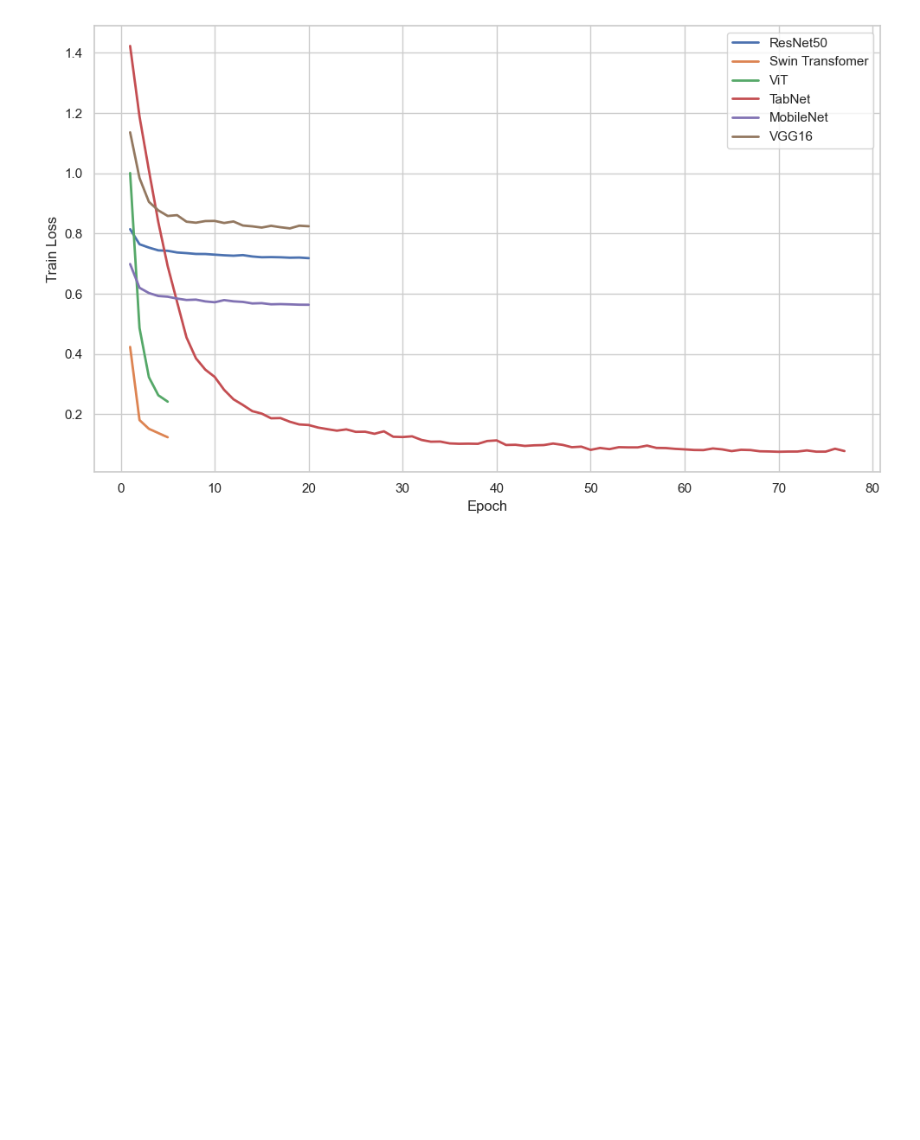
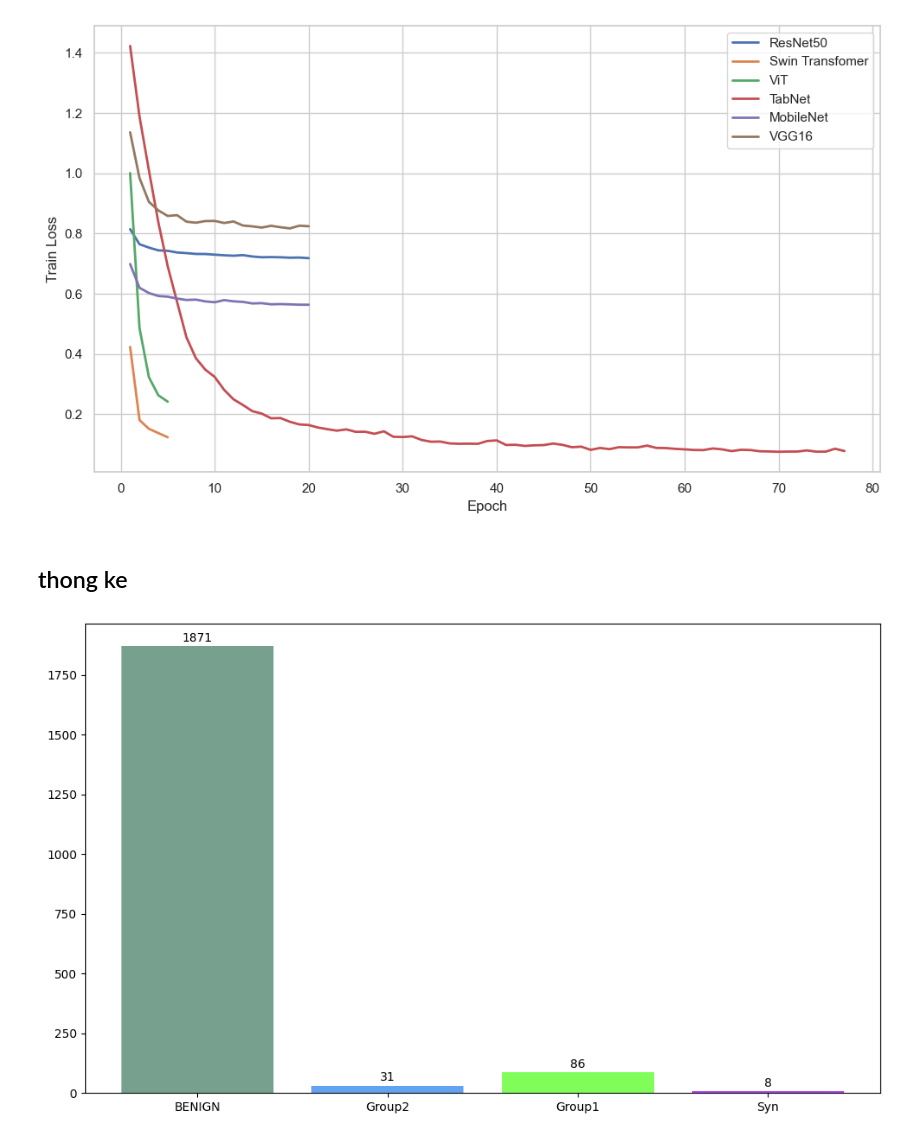
Before and after one commit to VinhTin-AQUA/IDS-RESNET-50-System, a Jupyter notebook: train_model/graph.ipynb, the cells around one changed output. Saved outputs shown, nothing was run; the diff lists cells and outputs as text; code cells hidden in the pictures; blank space fills up the shorter version.

```diff
--- a/train_model/graph.ipynb
+++ b/train_model/graph.ipynb
@@ -53,3 +54,36 @@ plt.tight_layout()
 plt.show()
 # %% [output]
 [figure]
+# %% [markdown]
+## thong ke
+# %%
+# Dữ liệu cho trước
+data = {'BENIGN': 1871, 'Group2': 31, 'Group1': 86, 'Syn': 8}
+
+# Tách keys và values từ dict
+labels = list(data.keys())
+values = list(data.values())
+
+# Hàm tạo màu ngẫu nhiên dạng hex
+def random_color():
+    return "#{:06x}".format(random.randint(0, 0xFFFFFF))
+
+# Tạo danh sách màu ngẫu nhiên cho mỗi cột
+colors = [random_color() for _ in labels]
+
+# Vẽ biểu đồ
+plt.figure(figsize=(10, 6))
+bars = plt.bar(labels, values, color=colors)
+# plt.xlabel('Nhóm')
+# plt.ylabel('Số lượng')
+# plt.title('Biểu đồ số lượng theo nhóm')
+# plt.grid(axis='y', linestyle='--', alpha=0.7)
+
+# Hiển thị số lượng trên đầu mỗi cột
+for i, v in enumerate(values):
+    plt.text(i, v + max(values)*0.01, str(v), ha='center')
+
+plt.tight_layout()
+plt.show()
+# %% [output]
+[figure, added]
```
Also changed, not shown: parts of 1 cell of this notebook, 2 other files.
